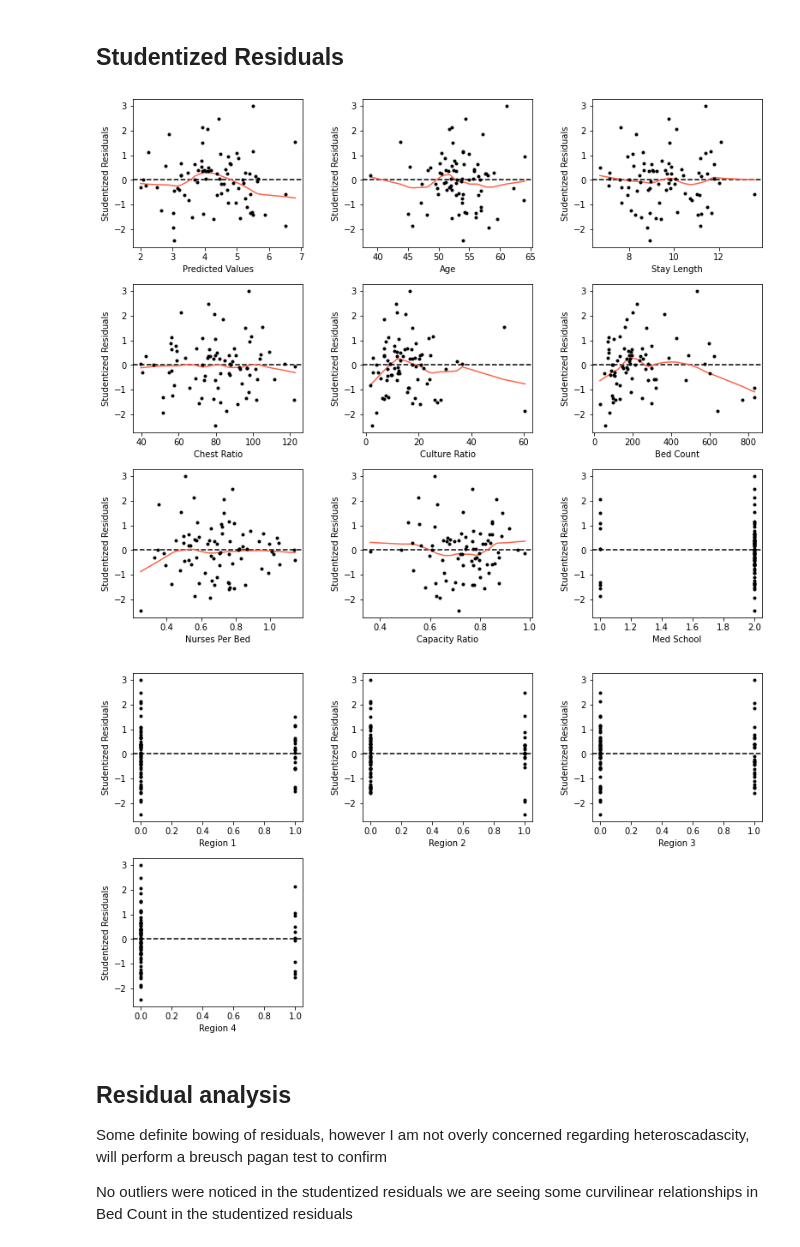
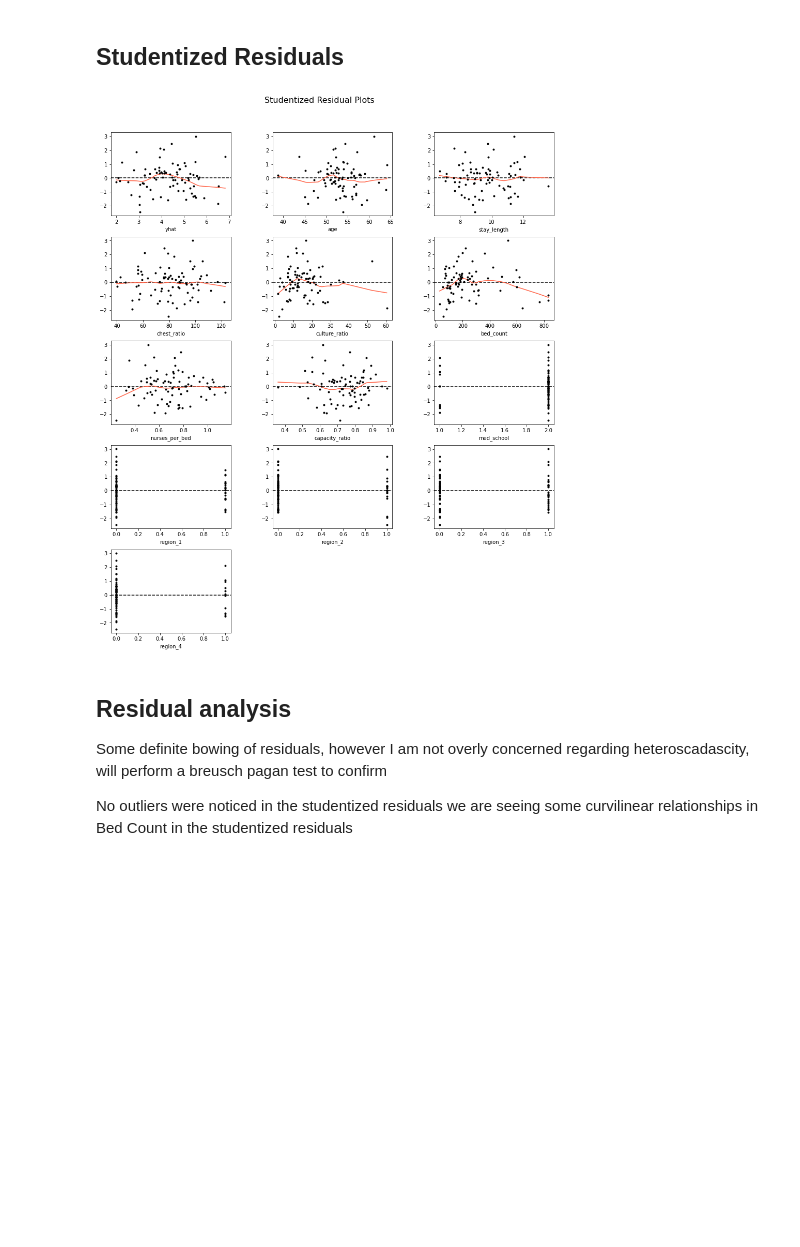
Before and after one commit to datagarret/linear_regression_project, a Jupyter notebook: SENIC Initial Regression.ipynb, the cells around one changed output. Cells and saved outputs as stored; diff of their text form; code cells hidden in the pictures; blank space fills up the shorter version.

```diff
--- a/SENIC Initial Regression.ipynb
+++ b/SENIC Initial Regression.ipynb
@@ -205,54 +169,13 @@ plt.show()
 # %% [markdown]
 ## Studentized Residuals
-# %%
-plt.figure(figsize=(12, 10))
-
-
-resid_type = 'studentized_resids'
-resid_title = 'Studentized Residuals'
-
-plt.subplot(331)
-residual_plots(senic_df['yhat'], senic_df[resid_type], 'Predicted Values', resid_title)
-plt.subplot(332)
-residual_plots(senic_df['age'], senic_df[resid_type], 'Age', resid_title)
-plt.subplot(333)
-residual_plots(senic_df['stay_length'], senic_df[resid_type], 'Stay Length', resid_title)
-plt.subplot(334)
-residual_plots(senic_df['chest_ratio'], senic_df[resid_type], 'Chest Ratio', resid_title)
-plt.subplot(335)
-residual_plots(senic_df['culture_ratio'], senic_df[resid_type], 'Culture Ratio', resid_title)
-plt.subplot(336)
-residual_plots(senic_df['bed_count'], senic_df[resid_type], 'Bed Count', resid_title)
-plt.subplot(337)
-residual_plots(senic_df['nurses_per_bed'], senic_df[resid_type], 'Nurses Per Bed', resid_title)
-plt.subplot(338)
-residual_plots(senic_df['capacity_ratio'], senic_df[resid_type], 'Capacity Ratio', resid_title)
-plt.subplot(339)
-residual_plots(senic_df['med_school'], senic_df[resid_type], 'Med School', resid_title)
-
-plt.subplots_adjust(top=0.92, bottom=0.08, left=0.10, right=0.95, hspace=0.25,
-                    wspace=0.35)
-plt.show()
-
-plt.figure(figsize=(12, 10))
-
-plt.subplot(331)
-residual_plots(senic_df['region_1'], senic_df[resid_type], 'Region 1', resid_title)
-plt.subplot(332)
-residual_plots(senic_df['region_2'], senic_df[resid_type], 'Region 2', resid_title)
-plt.subplot(333)
-residual_plots(senic_df['region_3'], senic_df[resid_type], 'Region 3', resid_title)
-plt.subplot(334)
-residual_plots(senic_df['region_4'], senic_df[resid_type], 'Region 4', resid_title)
-
-
-
-plt.subplots_adjust(top=0.92, bottom=0.08, left=0.10, right=0.95, hspace=0.25,
-                    wspace=0.35)
-plt.show()
-# %% [output]
-[figure, removed]
-[figure, removed]
+# %%
+
+fig = plt.figure(figsize=(14, 16))
+
+fig.suptitle("Studentized Residual Plots", fontsize=16)
+big_group_plot(senic_df, 'studentized_resids', 3, resid_cols, resid_cols, plot_type='studentized_resids')
+# %% [output]
+[figure, added]
 # %% [markdown]
 ## Residual analysis
 
```
Also changed, not shown: parts of 22 cells of this notebook.
